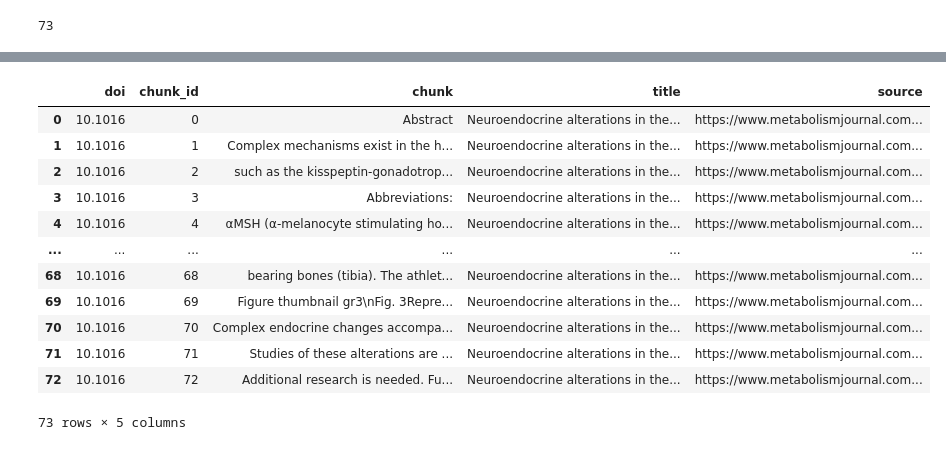
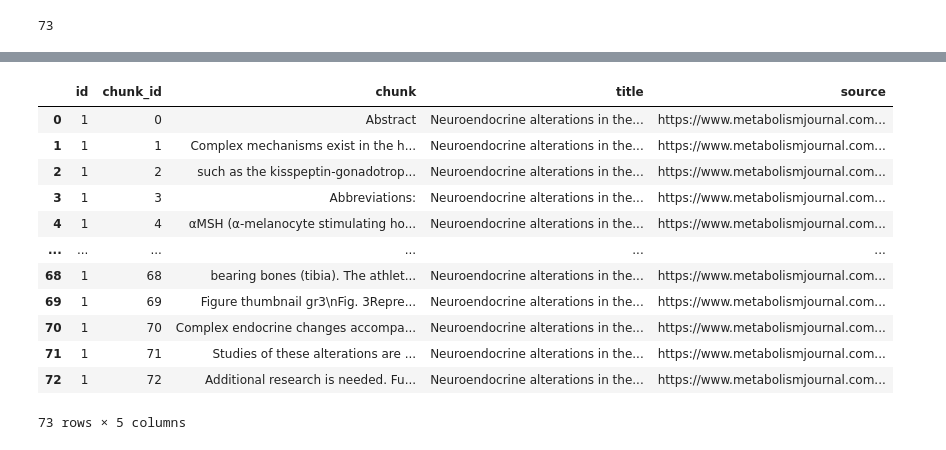
Before and after one commit to samdeverett/metabolomics-llm, a Jupyter notebook: mvp/homeostasis.ipynb, the cells around one changed output, grey strips where cells are left out. Drawn from its saved outputs; the diff is of its cells as text; code cells hidden in the pictures.

```diff
--- a/homeostasis.ipynb
+++ b/mvp/homeostasis.ipynb
@@ -25,25 +27,25 @@ docs[0]
 # %%
 df = pd.DataFrame({
-    "id": "10.1016",
+    "id": 1,
     "chunk_id": range(0, len(docs)),
     "chunk": [doc.page_content for doc in docs],
     "title": "Neuroendocrine alterations in the exercising human: Implications for energy homeostasis",
     "source": "https://www.metabolismjournal.com/article/S0026-0495(13)00020-6/fulltext"
 })
 df
 # %% [output]
-|  | doi | chunk_id | chunk | title | source |
-| 0 | 10.1016 | 0 | Abstract | Neuroendocrine alterations in the... | https://www.metabolismjournal.com... |
-| 1 | 10.1016 | 1 | Complex mechanisms exist in the h... | Neuroendocrine alterations in the... | https://www.metabolismjournal.com... |
-| 2 | 10.1016 | 2 | such as the kisspeptin-gonadotrop... | Neuroendocrine alterations in the... | https://www.metabolismjournal.com... |
-| 3 | 10.1016 | 3 | Abbreviations: | Neuroendocrine alterations in the... | https://www.metabolismjournal.com... |
-| 4 | 10.1016 | 4 | αMSH (α-melanocyte stimulating ho... | Neuroendocrine alterations in the... | https://www.metabolismjournal.com... |
+|  | id | chunk_id | chunk | title | source |
+| 0 | 1 | 0 | Abstract | Neuroendocrine alterations in the... | https://www.metabolismjournal.com... |
+| 1 | 1 | 1 | Complex mechanisms exist in the h... | Neuroendocrine alterations in the... | https://www.metabolismjournal.com... |
+| 2 | 1 | 2 | such as the kisspeptin-gonadotrop... | Neuroendocrine alterations in the... | https://www.metabolismjournal.com... |
+| 3 | 1 | 3 | Abbreviations: | Neuroendocrine alterations in the... | https://www.metabolismjournal.com... |
+| 4 | 1 | 4 | αMSH (α-melanocyte stimulating ho... | Neuroendocrine alterations in the... | https://www.metabolismjournal.com... |
 | ... | ... | ... | ... | ... | ... |
-| 68 | 10.1016 | 68 | bearing bones (tibia). The athlet... | Neuroendocrine alterations in the... | https://www.metabolismjournal.com... |
-| 69 | 10.1016 | 69 | Figure thumbnail gr3\nFig. 3Repre... | Neuroendocrine alterations in the... | https://www.metabolismjournal.com... |
-| 70 | 10.1016 | 70 | Complex endocrine changes accompa... | Neuroendocrine alterations in the... | https://www.metabolismjournal.com... |
-| 71 | 10.1016 | 71 | Studies of these alterations are ... | Neuroendocrine alterations in the... | https://www.metabolismjournal.com... |
-| 72 | 10.1016 | 72 | Additional research is needed. Fu... | Neuroendocrine alterations in the... | https://www.metabolismjournal.com... |
+| 68 | 1 | 68 | bearing bones (tibia). The athlet... | Neuroendocrine alterations in the... | https://www.metabolismjournal.com... |
+| 69 | 1 | 69 | Figure thumbnail gr3\nFig. 3Repre... | Neuroendocrine alterations in the... | https://www.metabolismjournal.com... |
+| 70 | 1 | 70 | Complex endocrine changes accompa... | Neuroendocrine alterations in the... | https://www.metabolismjournal.com... |
+| 71 | 1 | 71 | Studies of these alterations are ... | Neuroendocrine alterations in the... | https://www.metabolismjournal.com... |
+| 72 | 1 | 72 | Additional research is needed. Fu... | Neuroendocrine alterations in the... | https://www.metabolismjournal.com... |
 73 rows × 5 columns
 # %%
 df.to_csv("homeostasis.csv")
```
Also changed, not shown: parts of 2 cells of this notebook, 6 other files.
